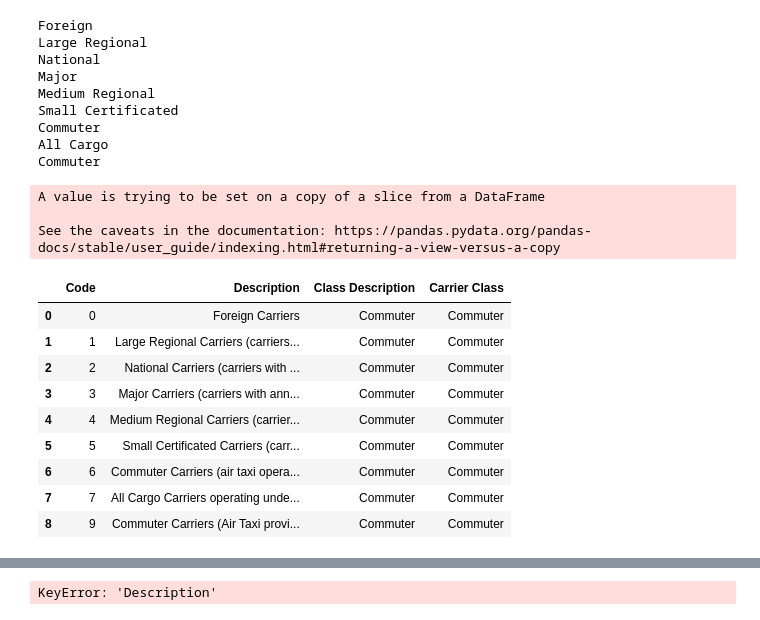
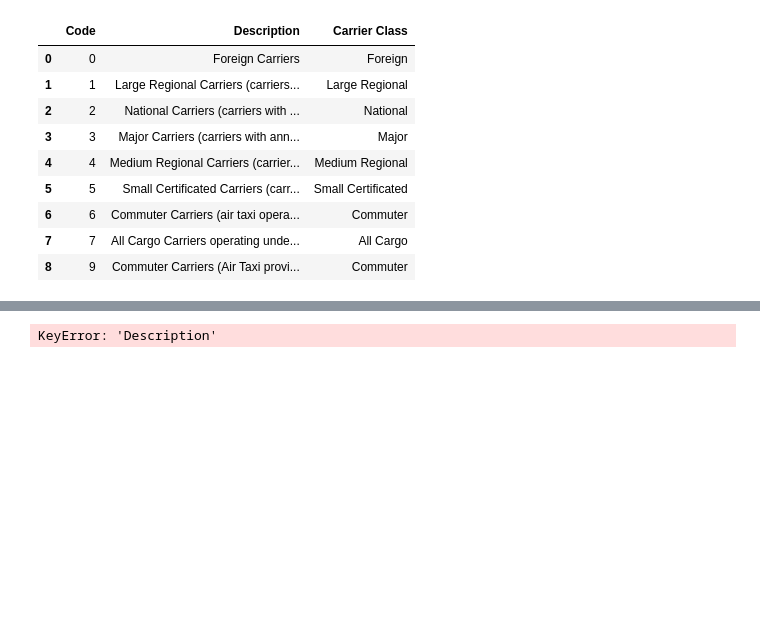
Before and after one commit to admacpherson/T-100-Aviation-Data, a Jupyter notebook: Tableau Dataset.ipynb, the cells around one changed output, grey strips where cells are left out. Saved outputs shown, nothing was run; the diff lists cells and outputs as text; code cells hidden in the pictures; blank space fills up the shorter version.

```diff
--- a/Tableau Dataset.ipynb
+++ b/Tableau Dataset.ipynb
@@ -31,33 +31,23 @@ df = df.drop(columns=['Code', 'Description'])
 # %%
 # Create simplified list of carrier class descriptions
 carrier_classes_modified = []
 for carrier_type in carrier_classes['Description']:
     index = carrier_type.index('Carrier')
     substr = carrier_type[:index-1]
-    carrier_classes_modified.append()
-carrier_classes_modified
+    carrier_classes_modified.append(substr)
+
+carrier_classes['Carrier Class'] = carrier_classes_modified
+carrier_classes
 # %% [output]
-Foreign
-Large Regional
-National
-Major
-Medium Regional
-Small Certificated
-Commuter
-All Cargo
-Commuter
-A value is trying to be set on a copy of a slice from a DataFrame
-
-See the caveats in the documentation: https://pandas.pydata.org/pandas-docs/stable/user_guide/indexing.html#returning-a-view-versus-a-copy
-|  | Code | Description | Class Description | Carrier Class |
-| 0 | 0 | Foreign Carriers | Commuter | Commuter |
-| 1 | 1 | Large Regional Carriers (carriers... | Commuter | Commuter |
-| 2 | 2 | National Carriers (carriers with ... | Commuter | Commuter |
-| 3 | 3 | Major Carriers (carriers with ann... | Commuter | Commuter |
-| 4 | 4 | Medium Regional Carriers (carrier... | Commuter | Commuter |
-| 5 | 5 | Small Certificated Carriers (carr... | Commuter | Commuter |
-| 6 | 6 | Commuter Carriers (air taxi opera... | Commuter | Commuter |
-| 7 | 7 | All Cargo Carriers operating unde... | Commuter | Commuter |
-| 8 | 9 | Commuter Carriers (Air Taxi provi... | Commuter | Commuter |
+|  | Code | Description | Carrier Class |
+| 0 | 0 | Foreign Carriers | Foreign |
+| 1 | 1 | Large Regional Carriers (carriers... | Large Regional |
+| 2 | 2 | National Carriers (carriers with ... | National |
+| 3 | 3 | Major Carriers (carriers with ann... | Major |
+| 4 | 4 | Medium Regional Carriers (carrier... | Medium Regional |
+| 5 | 5 | Small Certificated Carriers (carr... | Small Certificated |
+| 6 | 6 | Commuter Carriers (air taxi opera... | Commuter |
+| 7 | 7 | All Cargo Carriers operating unde... | All Cargo |
+| 8 | 9 | Commuter Carriers (Air Taxi provi... | Commuter |
 # %%
 # Replace carrier groups with descriptions from modified lookup table
```
Also changed, not shown: parts of 2 cells of this notebook.
